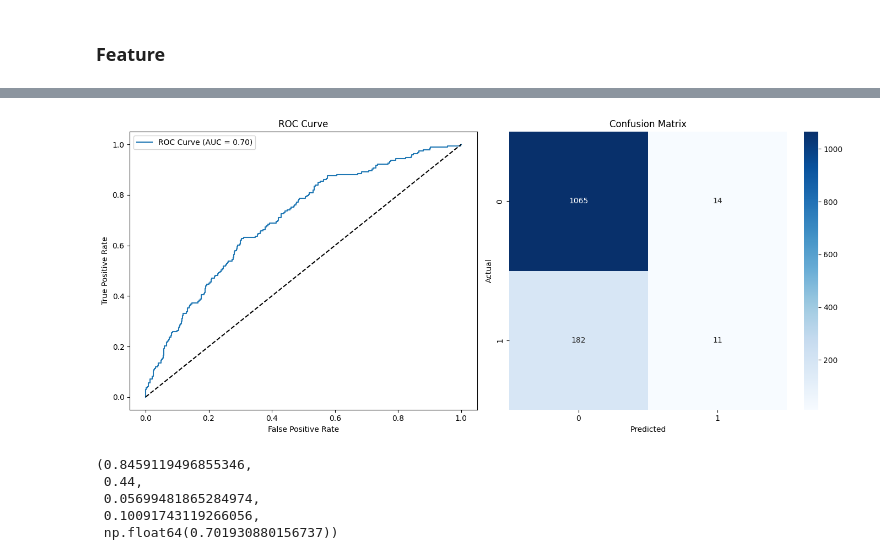
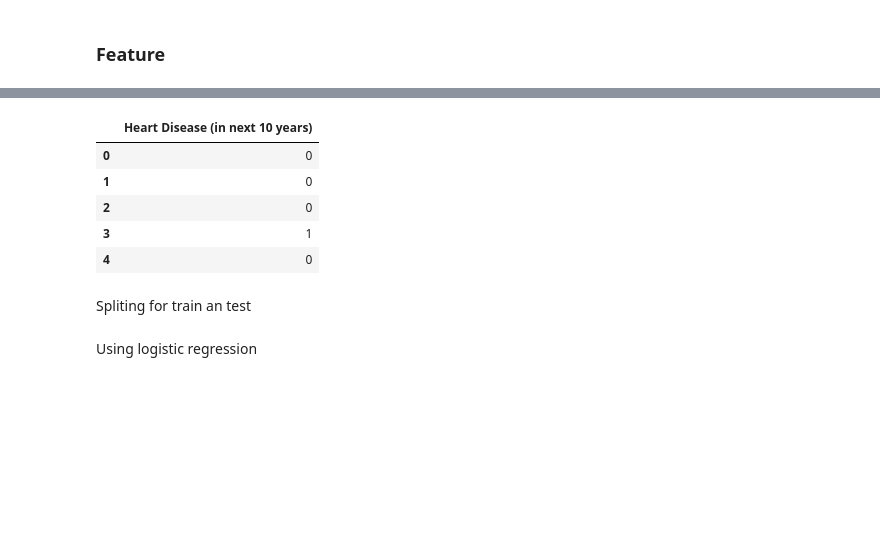
Before and after one commit to salahakramfuad/CSE422, a Jupyter notebook: Assignment_4_CSE422.ipynb, the cells around one changed output, grey strips where cells are left out. Drawn from its saved outputs; the diff is of its cells as text; code cells hidden in the pictures; blank space fills up the shorter version.

```diff
--- a/Assignment_4_CSE422.ipynb
+++ b/Assignment_4_CSE422.ipynb
@@ -193,0 +161,6 @@ dtype: int64
+# %%
+#Separating target
+
+
+X = df.iloc[:,0:14]
+y = df.iloc[:,14:15]
@@ -194 +176,12 @@ dtype: int64
+# %%
+y.head()
+# %% [output]
+|  | Heart Disease (in next 10 years) |
+| 0 | 0 |
+| 1 | 0 |
+| 2 | 0 |
+| 3 | 1 |
+| 4 | 0 |
+# %% [markdown]
+Spliting for train an test
 # %%
@@ -212,43 +190,2 @@ y_prob = model.predict_proba(X_test)[:, 1]
-# %%
-# Evaluation metrics
-accuracy = accuracy_score(y_test, y_pred)
-precision = precision_score(y_test, y_pred, zero_division=0)
-recall = recall_score(y_test, y_pred)
-f1 = f1_score(y_test, y_pred)
-roc_auc = roc_auc_score(y_test, y_prob)
-
-# ROC Curve
-fpr, tpr, _ = roc_curve(y_test, y_prob)
-
-# Confusion Matrix
-conf_matrix = confusion_matrix(y_test, y_pred)
-
-# Plotting ROC Curve
-plt.figure(figsize=(14, 6))
-
-plt.subplot(1, 2, 1)
-plt.plot(fpr, tpr, label=f"ROC Curve (AUC = {roc_auc:.2f})")
-plt.plot([0, 1], [0, 1], "k--")
-plt.xlabel("False Positive Rate")
-plt.ylabel("True Positive Rate")
-plt.title("ROC Curve")
-plt.legend()
-
-# Confusion Matrix Plot
-plt.subplot(1, 2, 2)
-sns.heatmap(conf_matrix, annot=True, fmt='d', cmap='Blues')
-plt.xlabel("Predicted")
-plt.ylabel("Actual")
-plt.title("Confusion Matrix")
-
-plt.tight_layout()
-plt.show()
-
-(accuracy, precision, recall, f1, roc_auc)
-# %% [output]
-[figure, removed]
-(0.8459119496855346,
- 0.44,
- 0.05699481865284974,
- 0.10091743119266056,
- np.float64(0.701930880156737))
+# %% [markdown]
+Using logistic regression
```
Also changed, not shown: parts of 18 cells of this notebook.
